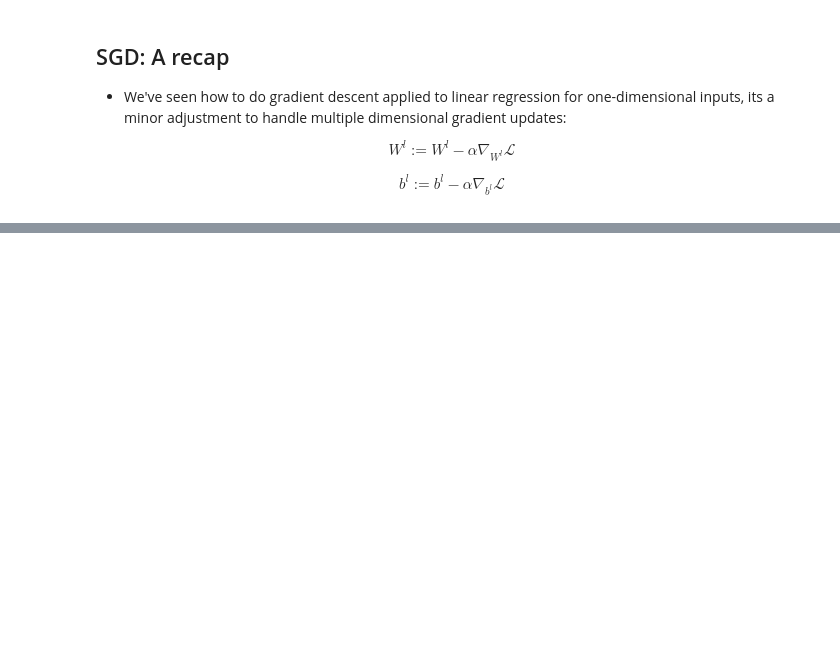
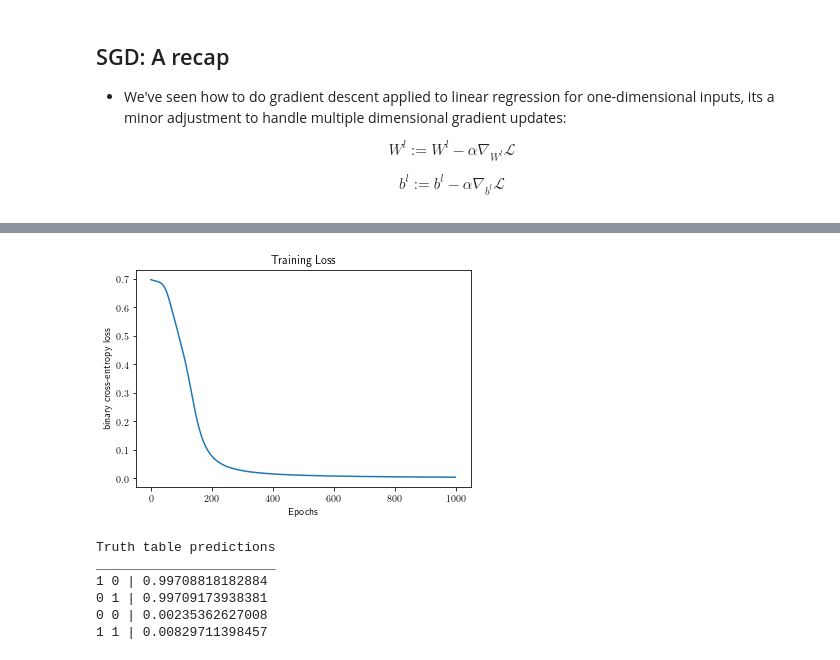
Before and after one commit to jbial/ml-tutorials, a Jupyter notebook: xor/xor_tutorial.ipynb, the cells around one changed output, grey strips where cells are left out. Saved outputs shown, nothing was run; the diff lists cells and outputs as text; code cells hidden in the pictures; blank space fills up the shorter version.

```diff
--- a/xor/xor_tutorial.ipynb
+++ b/xor/xor_tutorial.ipynb
@@ -97,7 +101,8 @@ $$ H(p, q) = -(q\log(p) + (1 - q)\log(1 - p)) $$
 def binary_xentropy(target, p, deriv=False):
     """Defines the binary cross entropy loss function and its derivative
     """
-
+    if deriv:
+        return (p - target) / (p * (1 - p))
     return -(target * np.log(p) + (1 - target) * np.log(1 - p))
 # %% [markdown]
 ## Shuffling
@@ -116,7 +121,12 @@ def shuffle_and_batch(X, Y, batch_size):
     """
     assert batch_size <= len(X), print("Batch size must be smaller than the dataset size")
 
+    length = len(X)
+    shuff_indices = np.random.permutation(length)
+    x, y = X[shuff_indices], Y[shuff_indices]
+
     # Return a generator for the data
+    return ((x[i: i + batch_size], y[i: i + batch_size]) for i in range(0, length, batch_size))
 # %% [markdown]
 ## The Forward Pass: How neural networks process data
 - Neural networks process data through forward propogation i.e. sending the data input signal through all neurons
@@ -190,3 +229,18 @@ def SGD(X, Y, batch_size, lr, weights, biases):
+# %%
+def SGD(X, Y, batch_size, lr, weights, biases):
+    """Performs stochastic gradient descent over mini batches
+    """
+
+    # loadn data in batches
+    for x, y in shuffle_and_batch(X, Y, batch_size):
+
+        # obtain the gradients for current mini batch
+        weight_grads, bias_grads = backprop(x, y, weights, biases)
+
+        # update params
+        for i in range(len(weights)):
+            weights[i] = weights[i] - lr * weight_grads[i]
+            biases[i] = biases[i] - lr * bias_grads[i]
 # %%
 def train(dataset, weights, biases, epochs=100, lr=1e-3, batch_size=4):
     """Trains the XOR neural network with SGD
@@ -195,10 +249,12 @@ def train(dataset, weights, biases, epochs=100, lr=1e-3, batch_size=4):
     for epoch in range(epochs):
 
         # perform stochastic gradient through the network
-
+        SGD(*dataset, batch_size, lr, weights, biases)
 
         # evaluate network
-
+        _, activations, _ = feedforward(dataset[0], weights, biases)
+        epoch_loss = binary_xentropy(dataset[1], activations[-1]).mean()
+        losses.append(epoch_loss)
         if epoch % (epochs // 10) == 0:
             print(f"Running epoch {epoch:06d} - loss: {epoch_loss:.06f}")
 
@@ -225,6 +281,17 @@ def plot_loss(losses):
     plt.show()
 # %%
 # initialize the parameters and get the data
-
+weights, biases = get_parameters()
+dataset = generate_data()
 
 # train the network and plot the loss curve
+losses = train(
+    dataset,
+    weights,
+    biases,
+    epochs=1000,
+    lr=1,
+    batch_size=4
+)
+plot_loss(losses)
+# %% [output]
@@ -231,5 +308,14 @@ def plot_loss(losses):
+[figure, added]
 # %%
 # Evaluate the network after training
+predict(dataset, weights, biases)
+# %% [output]
+Truth table predictions
+_______________________
+1 0 | 0.99708818182884
+0 1 | 0.99709173938381
+0 0 | 0.00235362627008
+1 1 | 0.00829711398457
 # %%
 # Plot the surface of activations that the network learned
 def plot_activation_surface(weights, biases, three_dim=False):
```
Also changed, not shown: parts of 10 cells of this notebook, 6 other files.
